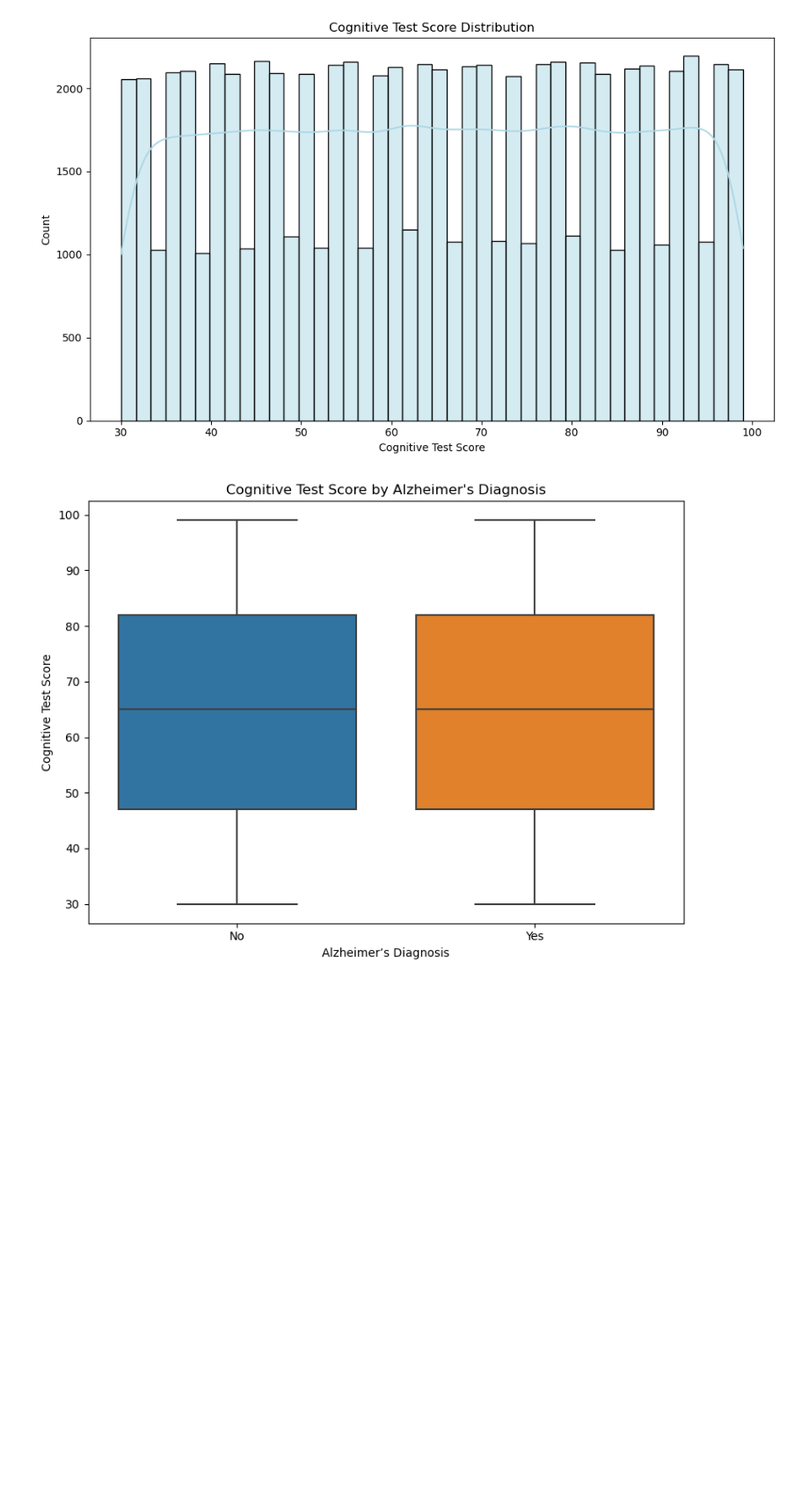
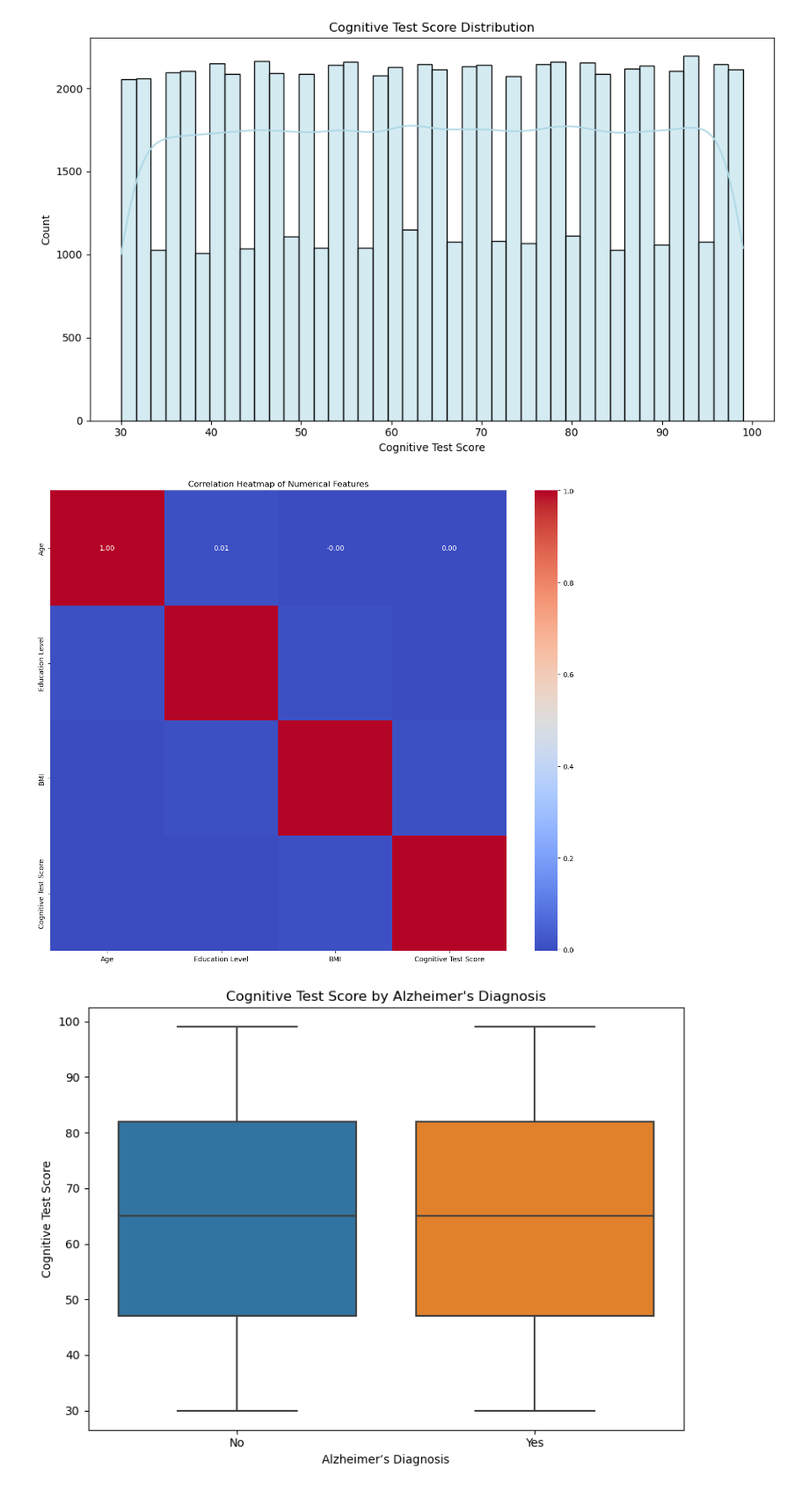
Before and after one commit to Jayendra727/alzheimers-prediction-using-machine-learning, a Jupyter notebook: alzheimers prediction project .ipynb, the cells around one changed output. Shown at 88% size. Drawn from its saved outputs; the diff is of its cells as text; code cells hidden in the pictures; blank space fills up the shorter version.

```diff
--- a/alzheimers prediction project .ipynb
+++ b/alzheimers prediction project .ipynb
@@ -197,25 +193,17 @@ plt.show()
 # %% [output]
 [figure]
 # %%
-# Create a clean, simple correlation heatmap
-plt.figure(figsize=(10, 8))
+# 3. Correlation heatmap - using numeric columns only
+plt.figure(figsize=(12, 10))
 numeric_df = df.select_dtypes(include=['int64', 'float64'])
 correlation = numeric_df.corr()
-
-# Create the heatmap with clean design
-sns.heatmap(correlation,
-            annot=True,           # Show values
-            cmap='coolwarm',      # Color scheme
-            fmt='.2f',            # Two decimal places
-            linewidths=0.5)       # Add subtle lines between cells
-
-# Add clear title
-plt.title('Correlation Between Numerical Features', fontsize=14)
-
-# Fix layout and save
+sns.heatmap(correlation, annot=True, cmap='coolwarm', fmt='.2f')
+plt.title('Correlation Heatmap of Numerical Features')
 plt.tight_layout()
-plt.savefig('correlation_heatmap.png', dpi=300)
-plt.show(
+plt.savefig('correlation_heatmap.png')
+plt.show()
+# %% [output]
+[figure, added]
 # %%
 # 4. Box plot of Cognitive Score by Diagnosis
 plt.figure(figsize=(8, 6))
```
Also changed, not shown: parts of 9 cells of this notebook.
